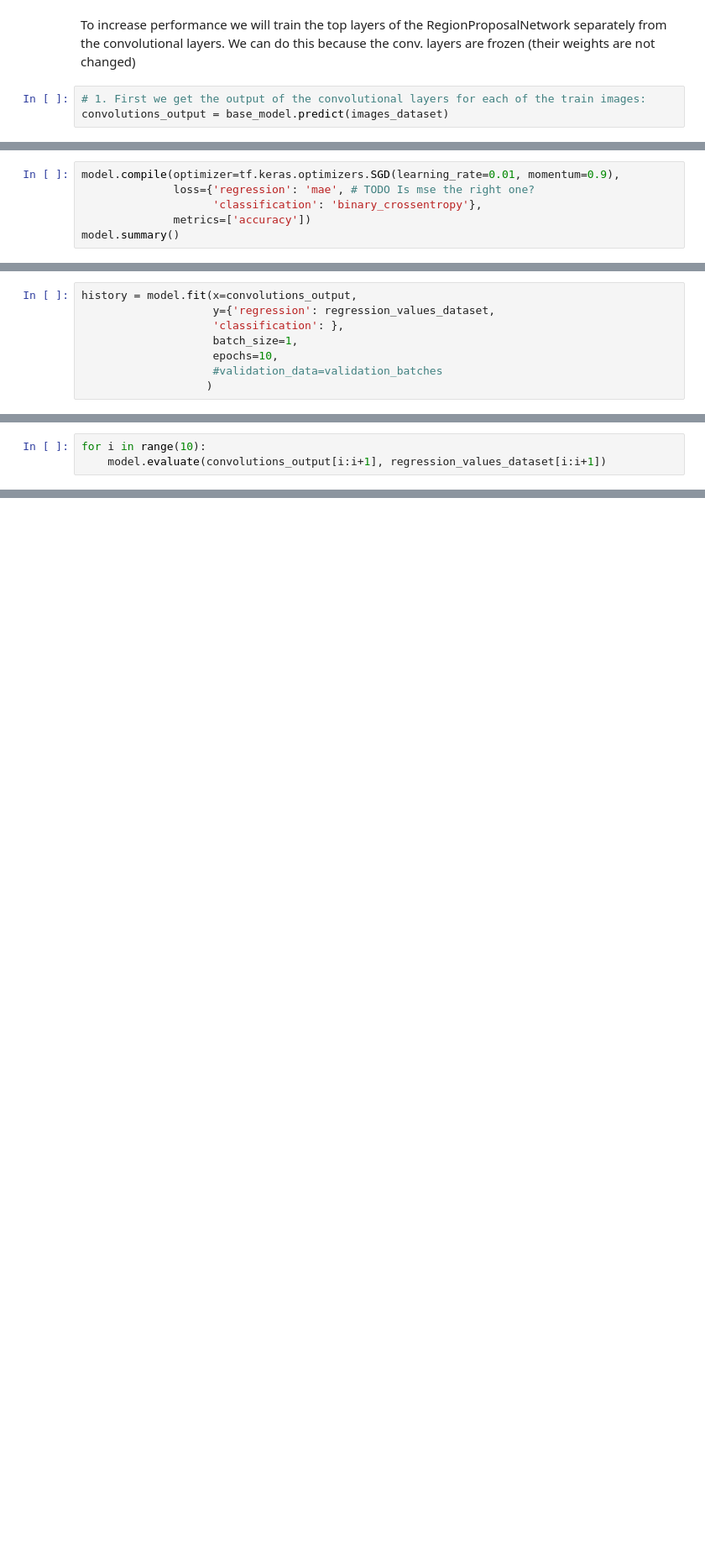
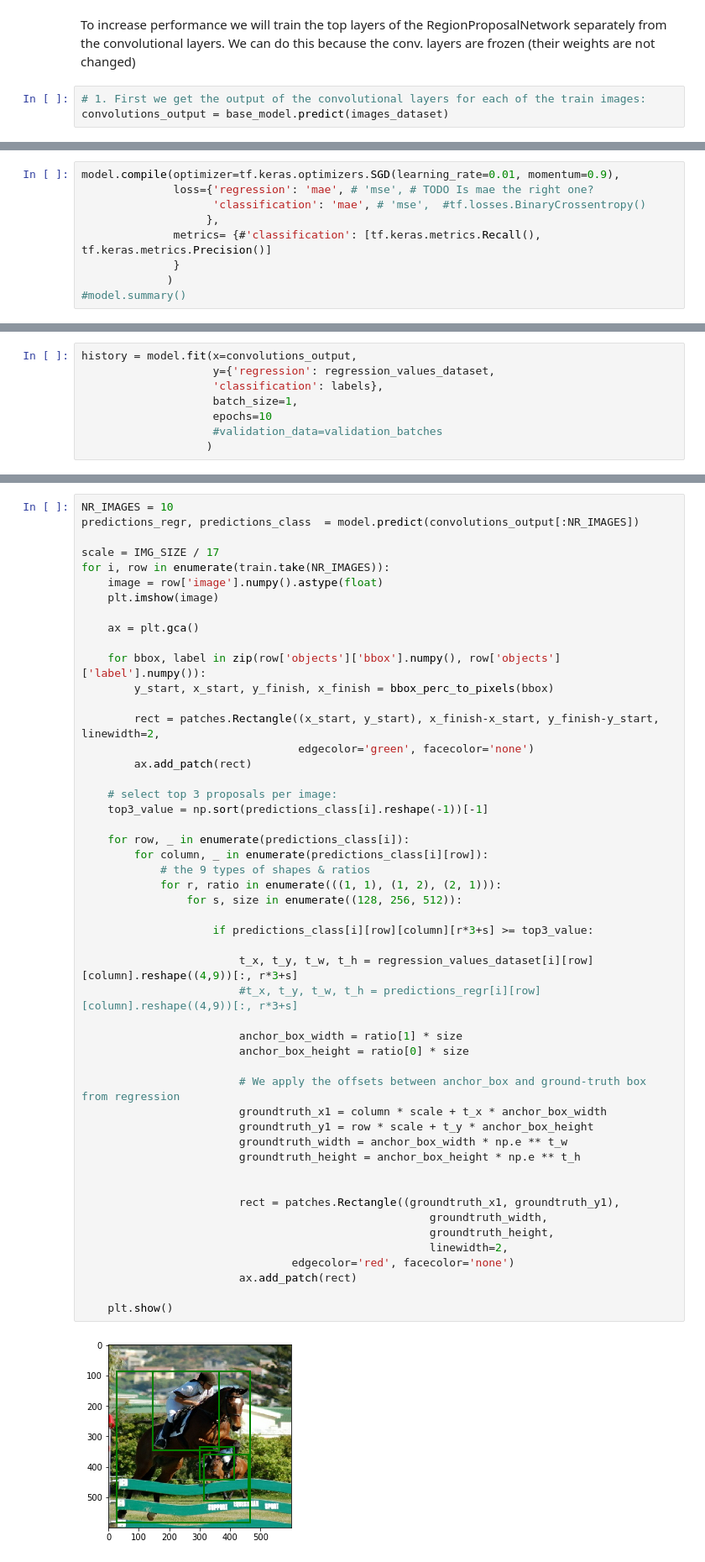
Before and after one commit to georgepachitariu/ml-practice, a Jupyter notebook: Object-detection/Faster R-CNN.ipynb, the cells around one changed output, grey strips where cells are left out. Shown at 84% size. Cells and saved outputs as stored; diff of their text form; blank space fills up the shorter version.

```diff
--- a/Object-detection/Faster R-CNN.ipynb
+++ b/Object-detection/Faster R-CNN.ipynb
@@ -148,6 +227,9 @@ tf.keras.utils.plot_model(model, show_shapes=True)
 # %%
 model.compile(optimizer=tf.keras.optimizers.SGD(learning_rate=0.01, momentum=0.9),
-              loss={'regression': 'mae', # TODO Is mse the right one?
-                    'classification': 'binary_crossentropy'},
-              metrics=['accuracy'])
-model.summary()
+              loss={'regression': 'mae', # 'mse', # TODO Is mae the right one?
+                    'classification': 'mae', # 'mse',  #tf.losses.BinaryCrossentropy()
+                   },
+              metrics= {#'classification': [tf.keras.metrics.Recall(), tf.keras.metrics.Precision()]
+              }
+             )
+#model.summary()
@@ -171,9 +241,9 @@ ________________________________________________________________________________
 # %%
 history = model.fit(x=convolutions_output,
                     y={'regression': regression_values_dataset,
-                    'classification': },
+                    'classification': labels},
                     batch_size=1,
-                    epochs=10,
+                    epochs=10
                     #validation_data=validation_batches
                    )
 # %% [output]
@@ -218,3 +266,0 @@ print(regression_values_dataset[0,0,10])
-# %%
-for i in range(10):
-    model.evaluate(convolutions_output[i:i+1], regression_values_dataset[i:i+1])
@@ -231,0 +272,52 @@ for i in range(10):
+# %%
+NR_IMAGES = 10
+predictions_regr, predictions_class  = model.predict(convolutions_output[:NR_IMAGES])
+
+scale = IMG_SIZE / 17
+for i, row in enumerate(train.take(NR_IMAGES)):
+    image = row['image'].numpy().astype(float)
+    plt.imshow(image)
+
+    ax = plt.gca()
+
+    for bbox, label in zip(row['objects']['bbox'].numpy(), row['objects']['label'].numpy()):
+        y_start, x_start, y_finish, x_finish = bbox_perc_to_pixels(bbox)
+
+        rect = patches.Rectangle((x_start, y_start), x_finish-x_start, y_finish-y_start, linewidth=2,
+                                 edgecolor='green', facecolor='none')
+        ax.add_patch(rect)
+
+    # select top 3 proposals per image:
+    top3_value = np.sort(predictions_class[i].reshape(-1))[-1]
+
+    for row, _ in enumerate(predictions_class[i]):
+        for column, _ in enumerate(predictions_class[i][row]):
+            # the 9 types of shapes & ratios
+            for r, ratio in enumerate(((1, 1), (1, 2), (2, 1))):
+                for s, size in enumerate((128, 256, 512)):
+
+                    if predictions_class[i][row][column][r*3+s] >= top3_value:
+
+                        t_x, t_y, t_w, t_h = regression_values_dataset[i][row][column].reshape((4,9))[:, r*3+s]
+                        #t_x, t_y, t_w, t_h = predictions_regr[i][row][column].reshape((4,9))[:, r*3+s]
+
+                        anchor_box_width = ratio[1] * size
+                        anchor_box_height = ratio[0] * size
+
+                        # We apply the offsets between anchor_box and ground-truth box from regression
+                        groundtruth_x1 = column * scale + t_x * anchor_box_width
+                        groundtruth_y1 = row * scale + t_y * anchor_box_height
+                        groundtruth_width = anchor_box_width * np.e ** t_w
+                        groundtruth_height = anchor_box_height * np.e ** t_h
+
+
+                        rect = patches.Rectangle((groundtruth_x1, groundtruth_y1),
+                                                     groundtruth_width,
+                                                     groundtruth_height,
+                                                     linewidth=2,
+                                edgecolor='red', facecolor='none')
+                        ax.add_patch(rect)
+
+    plt.show()
+# %% [output]
+[figure, added]
```
Also changed, not shown: parts of 17 cells of this notebook, 1 other file.
